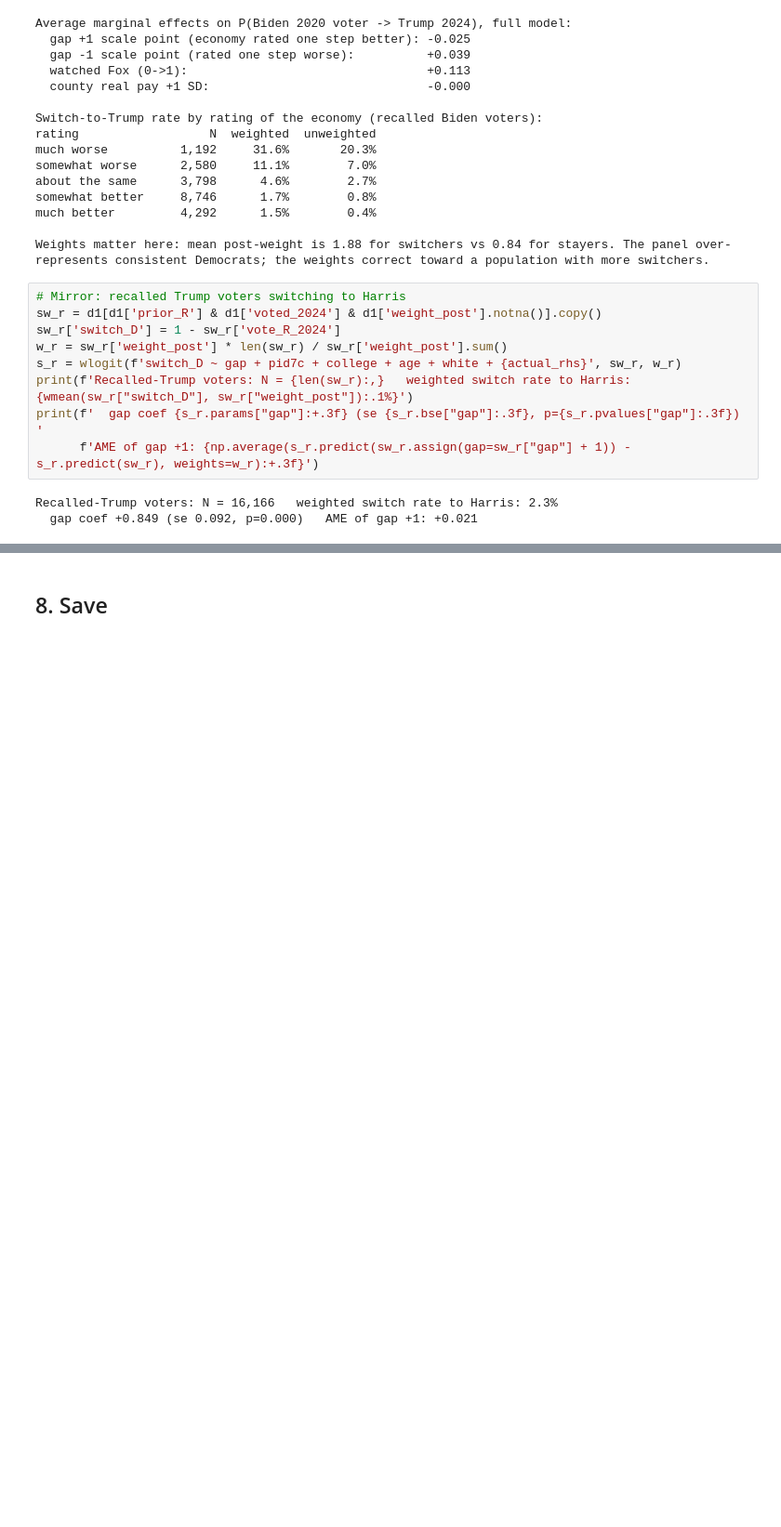
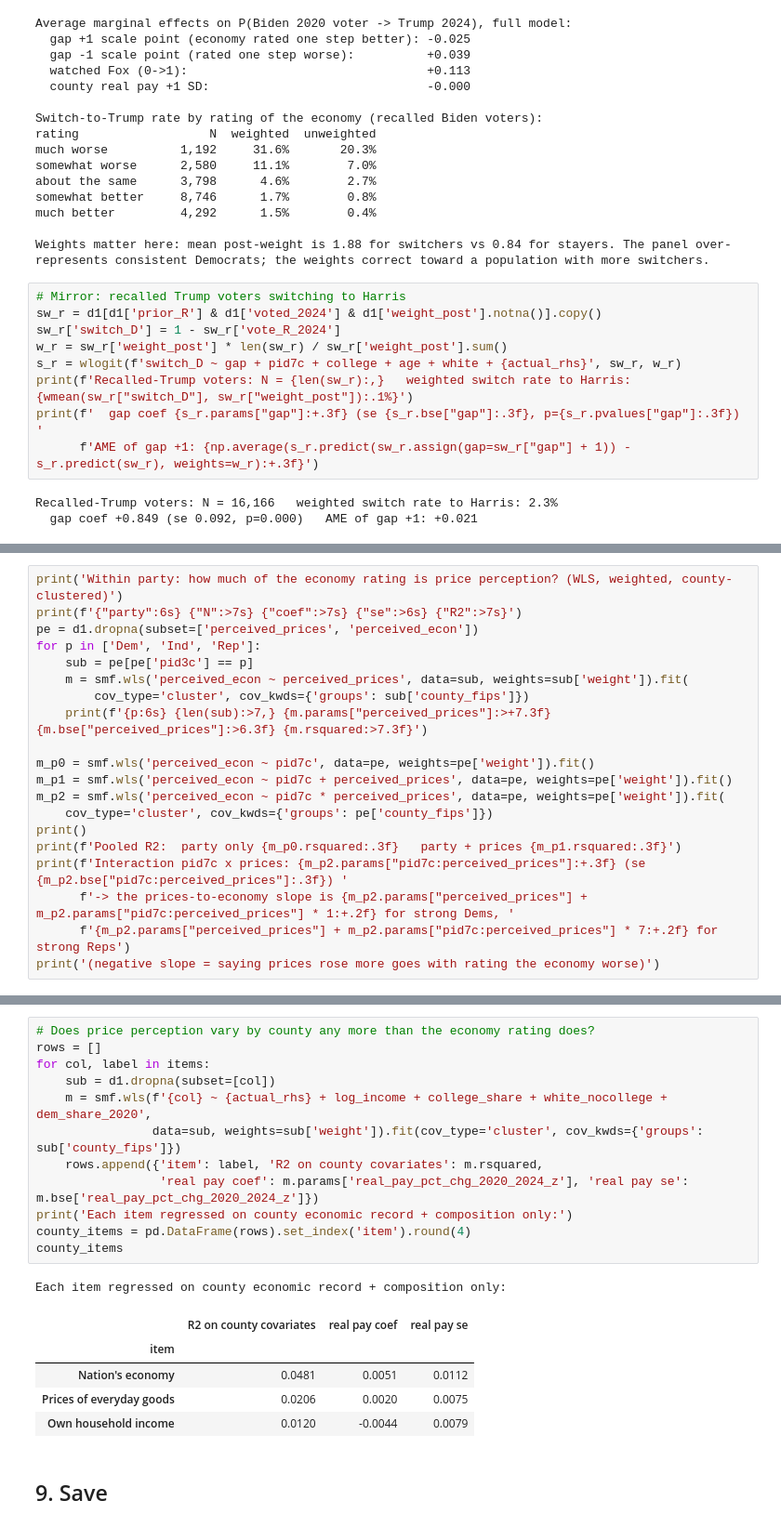
Before and after one commit to Jarmsy/2024-dnc-campaign-autopsy, a Jupyter notebook: notebooks/06_attribution_gap.ipynb, the cells around one changed output, grey strips where cells are left out. Shown at 93% size. Saved outputs shown, nothing was run; the diff lists cells and outputs as text; blank space fills up the shorter version.

```diff
--- a/notebooks/06_attribution_gap.ipynb
+++ b/notebooks/06_attribution_gap.ipynb
@@ -424,0 +464,20 @@ Recalled-Trump voters: N = 16,166   weighted switch rate to Harris: 2.3%
+# %%
+print('Within party: how much of the economy rating is price perception? (WLS, weighted, county-clustered)')
+print(f'{"party":6s} {"N":>7s} {"coef":>7s} {"se":>6s} {"R2":>7s}')
+pe = d1.dropna(subset=['perceived_prices', 'perceived_econ'])
+for p in ['Dem', 'Ind', 'Rep']:
+    sub = pe[pe['pid3c'] == p]
+    m = smf.wls('perceived_econ ~ perceived_prices', data=sub, weights=sub['weight']).fit(
+        cov_type='cluster', cov_kwds={'groups': sub['county_fips']})
+    print(f'{p:6s} {len(sub):>7,} {m.params["perceived_prices"]:>+7.3f} {m.bse["perceived_prices"]:>6.3f} {m.rsquared:>7.3f}')
+
+m_p0 = smf.wls('perceived_econ ~ pid7c', data=pe, weights=pe['weight']).fit()
+m_p1 = smf.wls('perceived_econ ~ pid7c + perceived_prices', data=pe, weights=pe['weight']).fit()
+m_p2 = smf.wls('perceived_econ ~ pid7c * perceived_prices', data=pe, weights=pe['weight']).fit(
+    cov_type='cluster', cov_kwds={'groups': pe['county_fips']})
+print()
+print(f'Pooled R2:  party only {m_p0.rsquared:.3f}   party + prices {m_p1.rsquared:.3f}')
+print(f'Interaction pid7c x prices: {m_p2.params["pid7c:perceived_prices"]:+.3f} (se {m_p2.bse["pid7c:perceived_prices"]:.3f}) '
+      f'-> the prices-to-economy slope is {m_p2.params["perceived_prices"] + m_p2.params["pid7c:perceived_prices"] * 1:+.2f} for strong Dems, '
+      f'{m_p2.params["perceived_prices"] + m_p2.params["pid7c:perceived_prices"] * 7:+.2f} for strong Reps')
+print('(negative slope = saying prices rose more goes with rating the economy worse)')
@@ -425,5 +540,24 @@ Recalled-Trump voters: N = 16,166   weighted switch rate to Harris: 2.3%
+# %%
+# Does price perception vary by county any more than the economy rating does?
+rows = []
+for col, label in items:
+    sub = d1.dropna(subset=[col])
+    m = smf.wls(f'{col} ~ {actual_rhs} + log_income + college_share + white_nocollege + dem_share_2020',
+                data=sub, weights=sub['weight']).fit(cov_type='cluster', cov_kwds={'groups': sub['county_fips']})
+    rows.append({'item': label, 'R2 on county covariates': m.rsquared,
+                 'real pay coef': m.params['real_pay_pct_chg_2020_2024_z'], 'real pay se': m.bse['real_pay_pct_chg_2020_2024_z']})
+print('Each item regressed on county economic record + composition only:')
+county_items = pd.DataFrame(rows).set_index('item').round(4)
+county_items
+# %% [output]
+Each item regressed on county economic record + composition only:
+|  | R2 on county covariates | real pay coef | real pay se |
+| item |  |  |  |
+| Nation's economy | 0.0481 | 0.0051 | 0.0112 |
+| Prices of everyday goods | 0.0206 | 0.0020 | 0.0075 |
+| Own household income | 0.0120 | -0.0044 | 0.0079 |
 # %% [markdown]
-## 8. Save
+## 9. Save
 # %%
 keep = ['caseid', 'county_fips', 'state', 'weight', 'weight_post', 'pid7c', 'pid3c', 'college', 'age', 'white',
         'perceived_econ', 'perceived_income', 'perceived_prices', 'gap',
```
Also changed, not shown: parts of 7 cells of this notebook.
